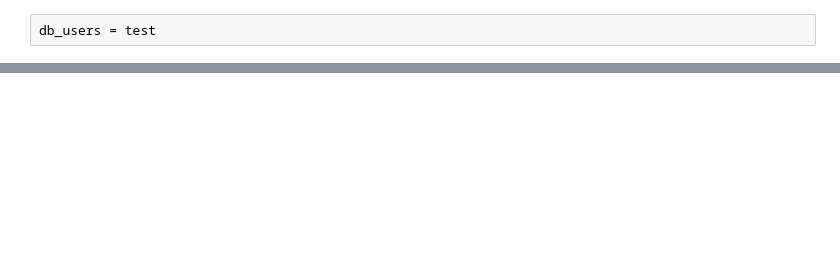
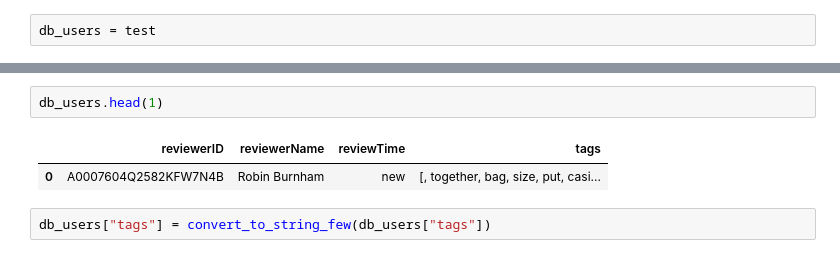
Before and after one commit to apoorvtripathi1999/content, a Jupyter notebook: notebooks/sentiment.ipynb, the cells around one changed output, grey strips where cells are left out. Drawn from its saved outputs; the diff is of its cells as text; blank space fills up the shorter version.

```diff
--- a/notebooks/sentiment.ipynb
+++ b/notebooks/sentiment.ipynb
@@ -529,0 +594,7 @@ db_users = test
+# %%
+db_users.head(1)
+# %% [output]
+|  | reviewerID | reviewerName | reviewTime | tags |
+| 0 | A0007604Q2582KFW7N4B | Robin Burnham | new | [, together, bag, size, put, casi... |
+# %%
+db_users["tags"] = convert_to_string_few(db_users["tags"])
```
Also changed, not shown: parts of 20 cells of this notebook, 1 other file.
